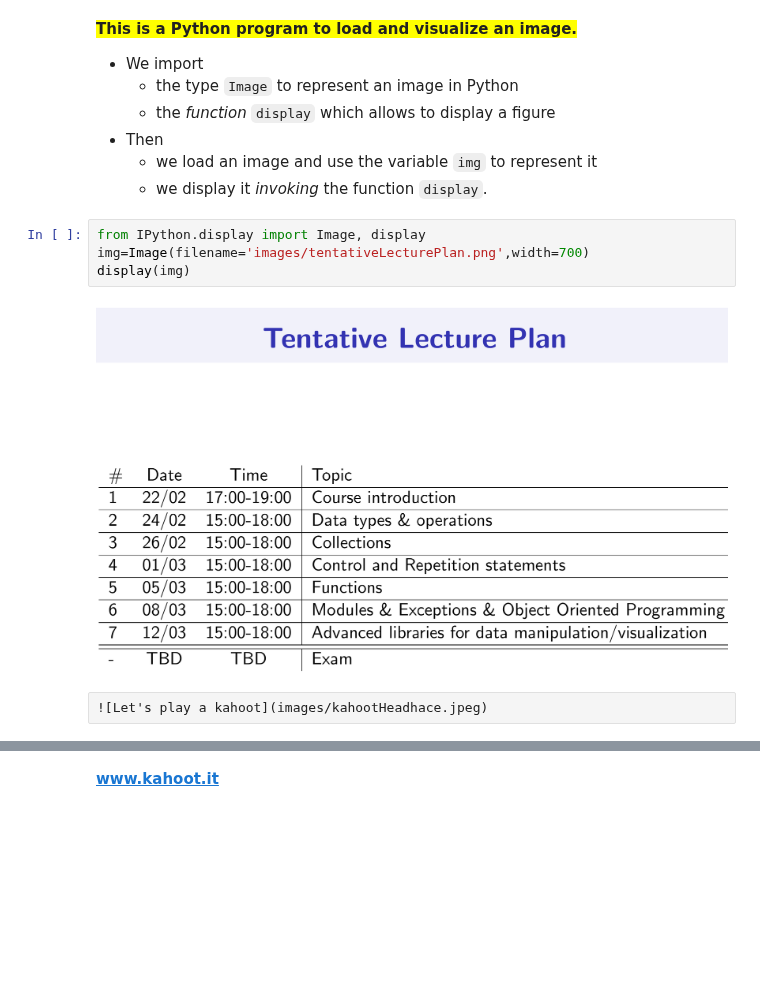
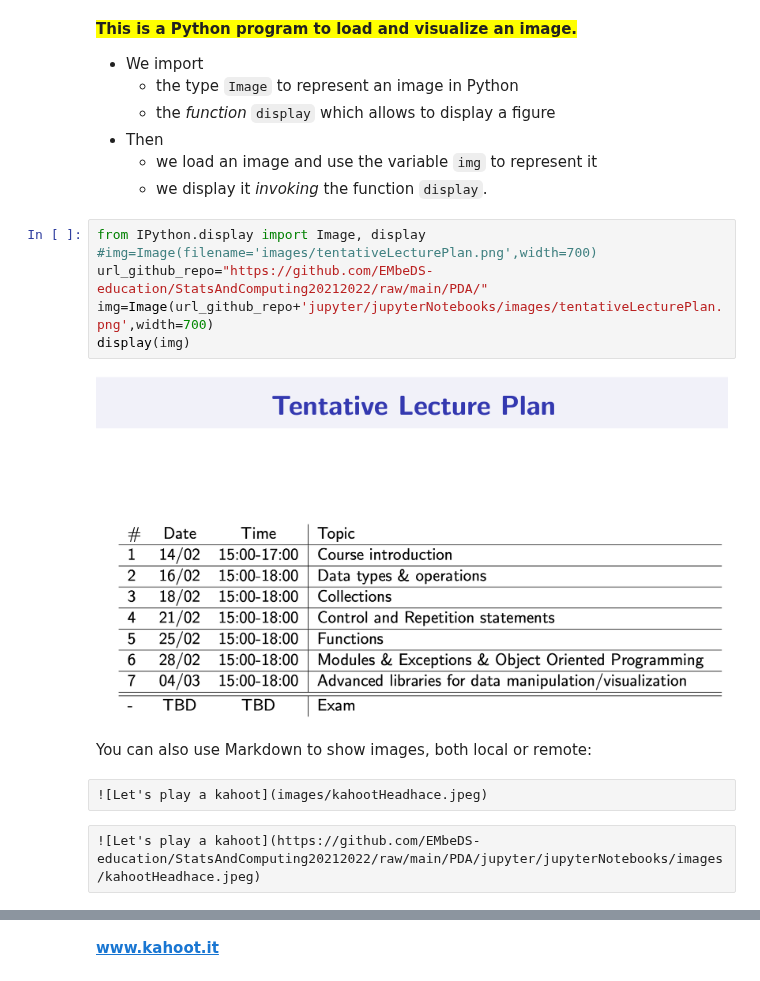
Before and after one commit to EMbeDS-education/StatsAndComputing20212022, a Jupyter notebook: PDA/jupyter/jupyterNotebooks/in_class_02DataTypesAndOperations.ipynb, the cells around one changed output, grey strips where cells are left out. Cells and saved outputs as stored; diff of their text form; blank space fills up the shorter version.

```diff
--- a/PDA/jupyter/jupyterNotebooks/in_class_02DataTypesAndOperations.ipynb
+++ b/PDA/jupyter/jupyterNotebooks/in_class_02DataTypesAndOperations.ipynb
@@ -23,10 +24,16 @@
   * we display it _invoking_ the function `display`.
 # %%
 from IPython.display import Image, display
-img=Image(filename='images/tentativeLecturePlan.png',width=700)
+#img=Image(filename='images/tentativeLecturePlan.png',width=700)
+url_github_repo="https://github.com/EMbeDS-education/StatsAndComputing20212022/raw/main/PDA/"
+img=Image(url_github_repo+'jupyter/jupyterNotebooks/images/tentativeLecturePlan.png',width=700)
 display(img)
 # %% [output]
-[figure, old version]
+[figure, new version]
+# %% [markdown]
+You can also use Markdown to show images, both local or remote:
 # %% [raw]
 ![Let's play a kahoot](images/kahootHeadhace.jpeg)
+# %% [raw]
+![Let's play a kahoot](https://github.com/EMbeDS-education/StatsAndComputing20212022/raw/main/PDA/jupyter/jupyterNotebooks/images/kahootHeadhace.jpeg)
 # %% [markdown]
```
Also changed, not shown: parts of 79 cells of this notebook, 1 other file.
